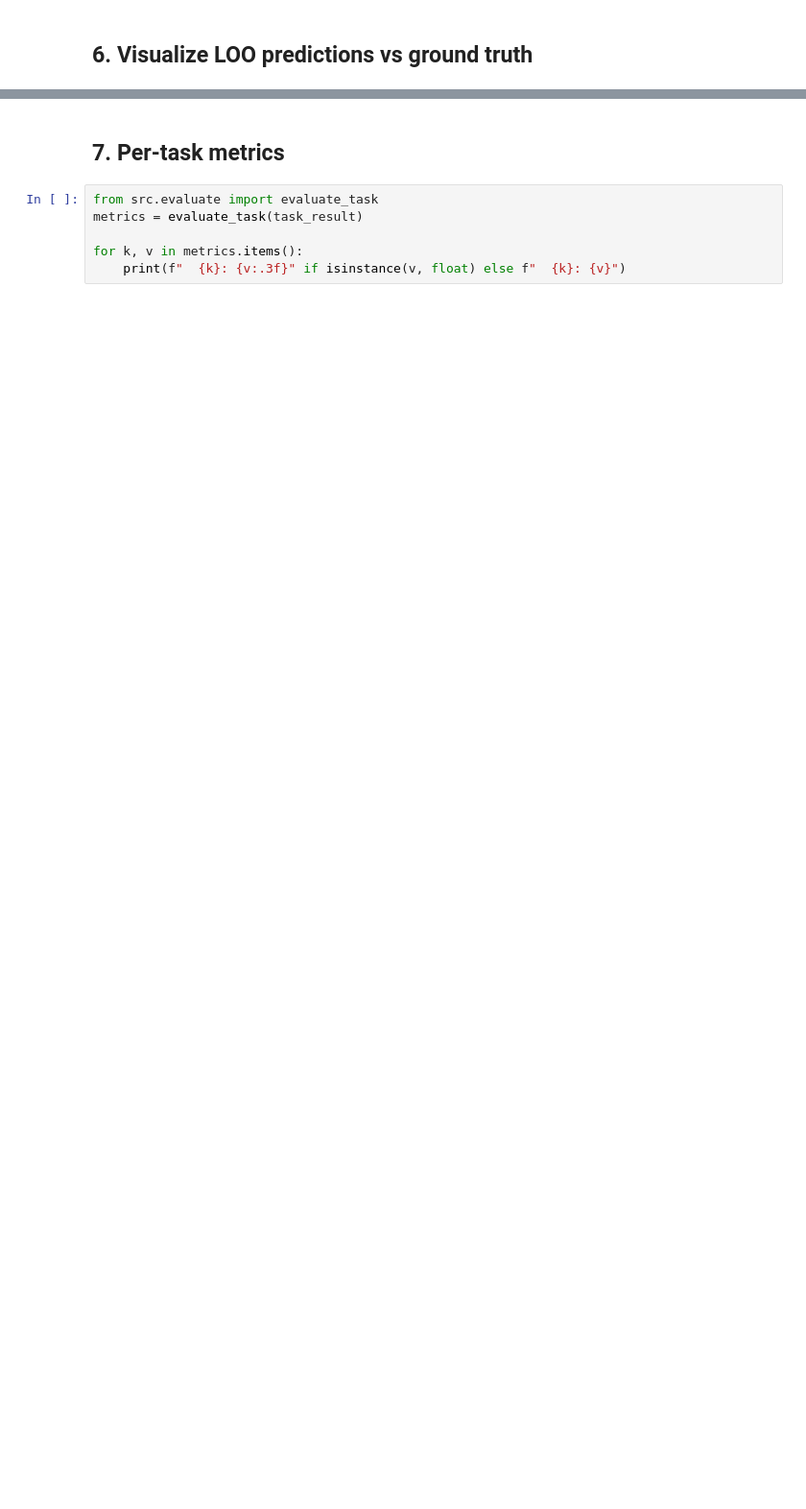
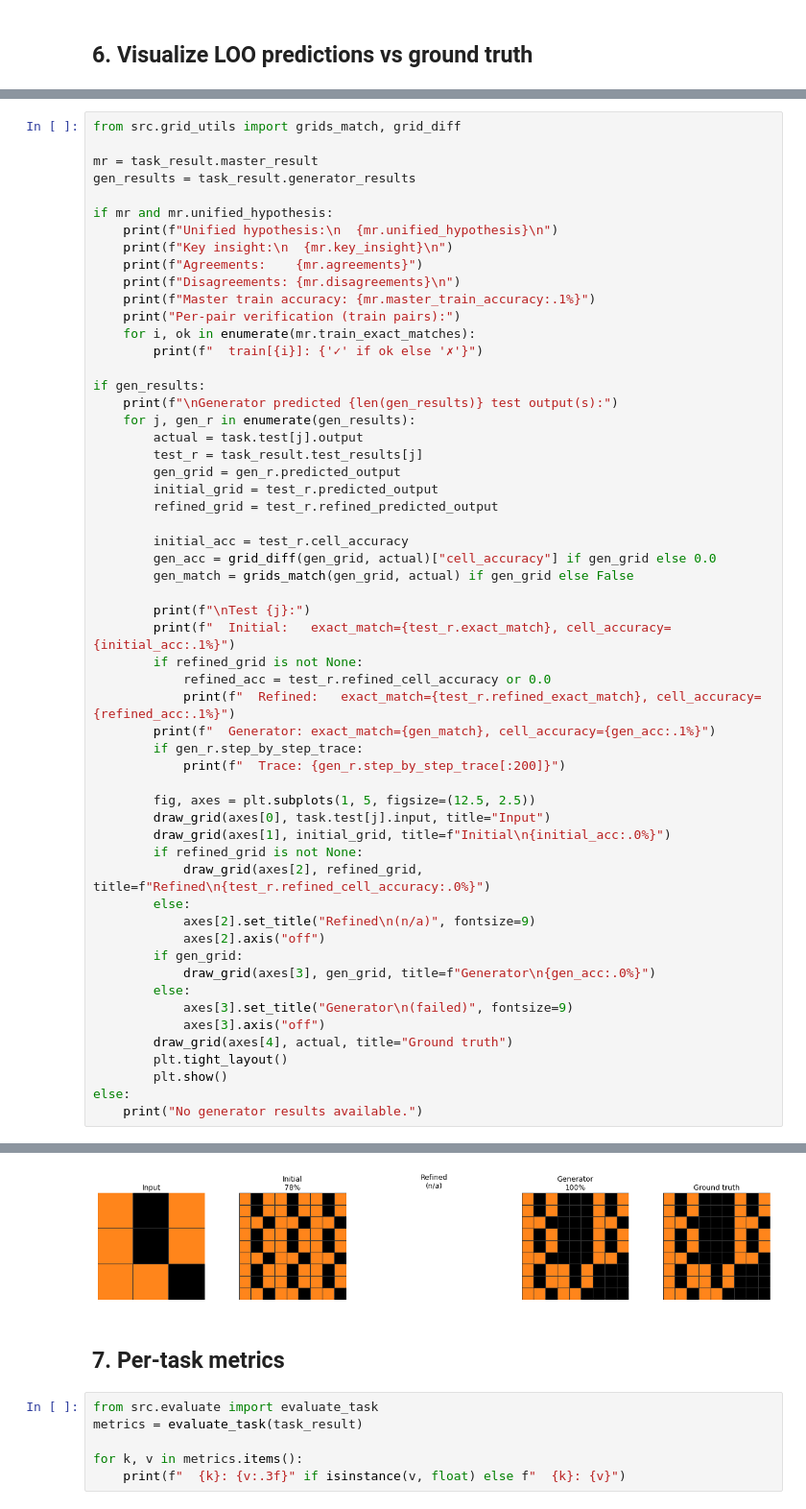
Before and after one commit to h-OUS-e/LLM_Posterior, a Jupyter notebook: explore.ipynb, the cells around one changed output, grey strips where cells are left out. Shown at 96% size. Drawn from its saved outputs; the diff is of its cells as text; blank space fills up the shorter version.

```diff
--- a/explore.ipynb
+++ b/explore.ipynb
@@ -149,0 +262,57 @@ for r in task_result.test_results:
+# %%
+from src.grid_utils import grids_match, grid_diff
+
+mr = task_result.master_result
+gen_results = task_result.generator_results
+
+if mr and mr.unified_hypothesis:
+    print(f"Unified hypothesis:\n  {mr.unified_hypothesis}\n")
+    print(f"Key insight:\n  {mr.key_insight}\n")
+    print(f"Agreements:    {mr.agreements}")
+    print(f"Disagreements: {mr.disagreements}\n")
+    print(f"Master train accuracy: {mr.master_train_accuracy:.1%}")
+    print("Per-pair verification (train pairs):")
+    for i, ok in enumerate(mr.train_exact_matches):
+        print(f"  train[{i}]: {'✓' if ok else '✗'}")
+
+if gen_results:
+    print(f"\nGenerator predicted {len(gen_results)} test output(s):")
+    for j, gen_r in enumerate(gen_results):
+        actual = task.test[j].output
+        test_r = task_result.test_results[j]
+        gen_grid = gen_r.predicted_output
+        initial_grid = test_r.predicted_output
+        refined_grid = test_r.refined_predicted_output
+
+        initial_acc = test_r.cell_accuracy
+        gen_acc = grid_diff(gen_grid, actual)["cell_accuracy"] if gen_grid else 0.0
+        gen_match = grids_match(gen_grid, actual) if gen_grid else False
+
+        print(f"\nTest {j}:")
+        print(f"  Initial:   exact_match={test_r.exact_match}, cell_accuracy={initial_acc:.1%}")
+        if refined_grid is not None:
+            refined_acc = test_r.refined_cell_accuracy or 0.0
+            print(f"  Refined:   exact_match={test_r.refined_exact_match}, cell_accuracy={refined_acc:.1%}")
+        print(f"  Generator: exact_match={gen_match}, cell_accuracy={gen_acc:.1%}")
+        if gen_r.step_by_step_trace:
+            print(f"  Trace: {gen_r.step_by_step_trace[:200]}")
+
+        fig, axes = plt.subplots(1, 5, figsize=(12.5, 2.5))
+        draw_grid(axes[0], task.test[j].input, title="Input")
+        draw_grid(axes[1], initial_grid, title=f"Initial\n{initial_acc:.0%}")
+        if refined_grid is not None:
+            draw_grid(axes[2], refined_grid, title=f"Refined\n{test_r.refined_cell_accuracy:.0%}")
+        else:
+            axes[2].set_title("Refined\n(n/a)", fontsize=9)
+            axes[2].axis("off")
+        if gen_grid:
+            draw_grid(axes[3], gen_grid, title=f"Generator\n{gen_acc:.0%}")
+        else:
+            axes[3].set_title("Generator\n(failed)", fontsize=9)
+            axes[3].axis("off")
+        draw_grid(axes[4], actual, title="Ground truth")
+        plt.tight_layout()
+        plt.show()
+else:
+    print("No generator results available.")
+# %% [output]
@@ -150,3 +336,4 @@ for r in task_result.test_results:
+[figure, added]
 # %% [markdown]
 ## 7. Per-task metrics
 # %%
```
Also changed, not shown: parts of 15 cells of this notebook, 26 other files.
